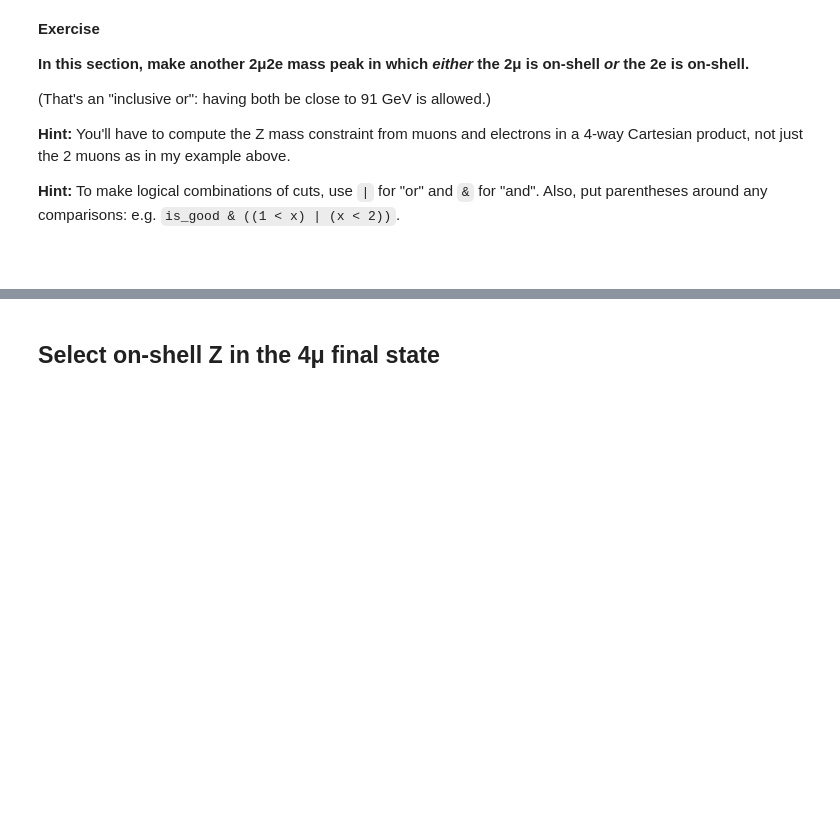
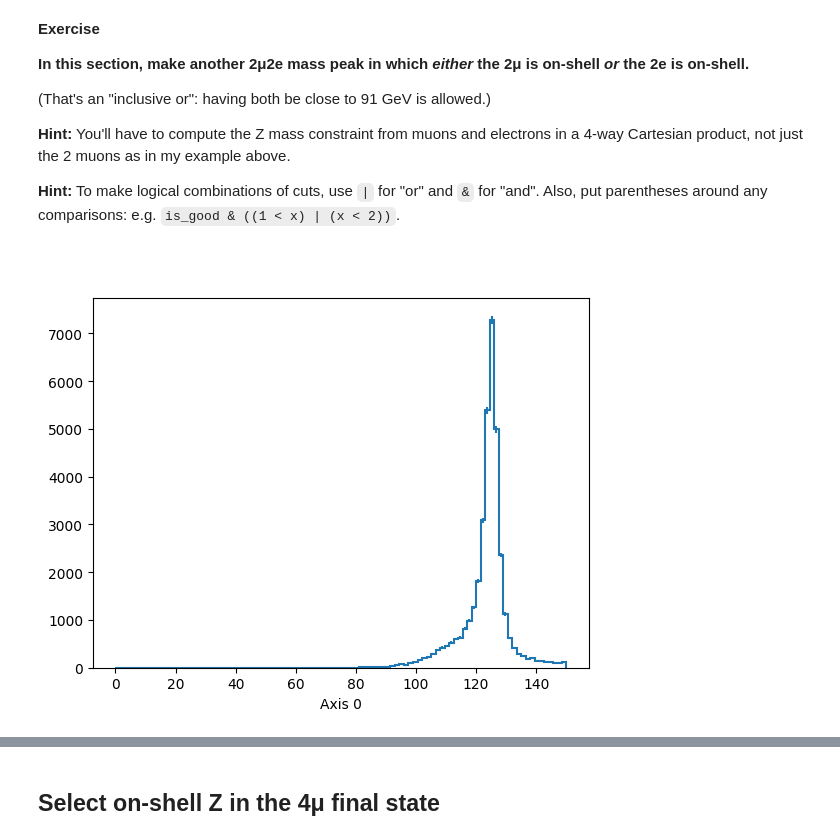
Before and after one commit to shia0/2025-Final-Assignment, a Jupyter notebook: exercises/3_py4HEP_ScikitHEP/py4hep-columnar.ipynb, the cells around one changed output, grey strips where cells are left out. Drawn from its saved outputs; the diff is of its cells as text; code cells hidden in the pictures; blank space fills up the shorter version.

````diff
--- a/exercises/3_py4HEP_ScikitHEP/py4hep-columnar.ipynb
+++ b/exercises/3_py4HEP_ScikitHEP/py4hep-columnar.ipynb
@@ -151,6 +253,25 @@ hist.Hist.new.Regular(100, 0, 150).Double().fill(ak.ravel((mu1 + mu2)[onshell_mu
 
 **Hint:** To make logical combinations of cuts, use `|` for "or" and `&` for "and". Also, put parentheses around any comparisons: e.g. `is_good & ((1 < x) | (x < 2))`.
 ```
+# %%
+
+e1, e2 = ak.unzip(ak.cartesian((electrons_plus, electrons_minus)))
+mu_pair = mu1 + mu2
+e_pair = e1 + e2
+
+z_combo = ak.cartesian((mu_pair, e_pair), axis=1)
+z1, z2 = ak.unzip(z_combo)
+
+higgs = z1 + z2
+
+onshell_mu = abs(z1.mass - ZMASS) < 20
+onshell_e  = abs(z2.mass - ZMASS) < 20
+
+onshell_mask = onshell_mu | onshell_e
+
+hist.Hist.new.Regular(100, 0, 150).Double().fill(ak.ravel(higgs[onshell_mask].mass)).plot();
+# %% [output]
+[figure, added]
 # %% [markdown]
 Should look like:
 
````
Also changed, not shown: parts of 23 cells of this notebook.
